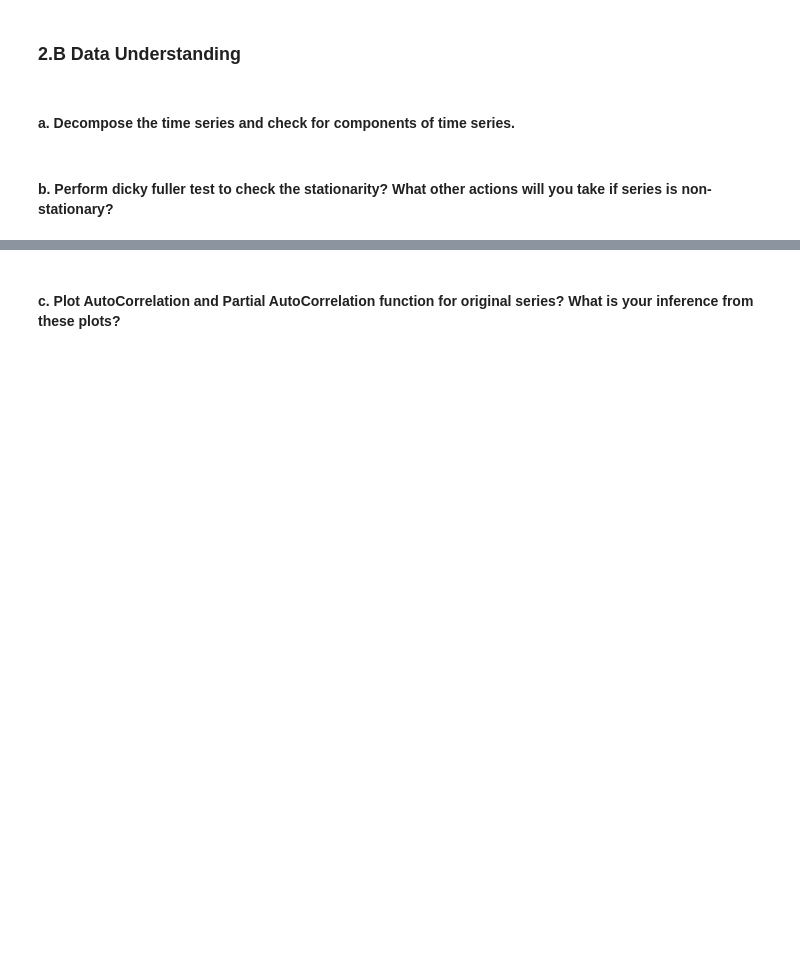
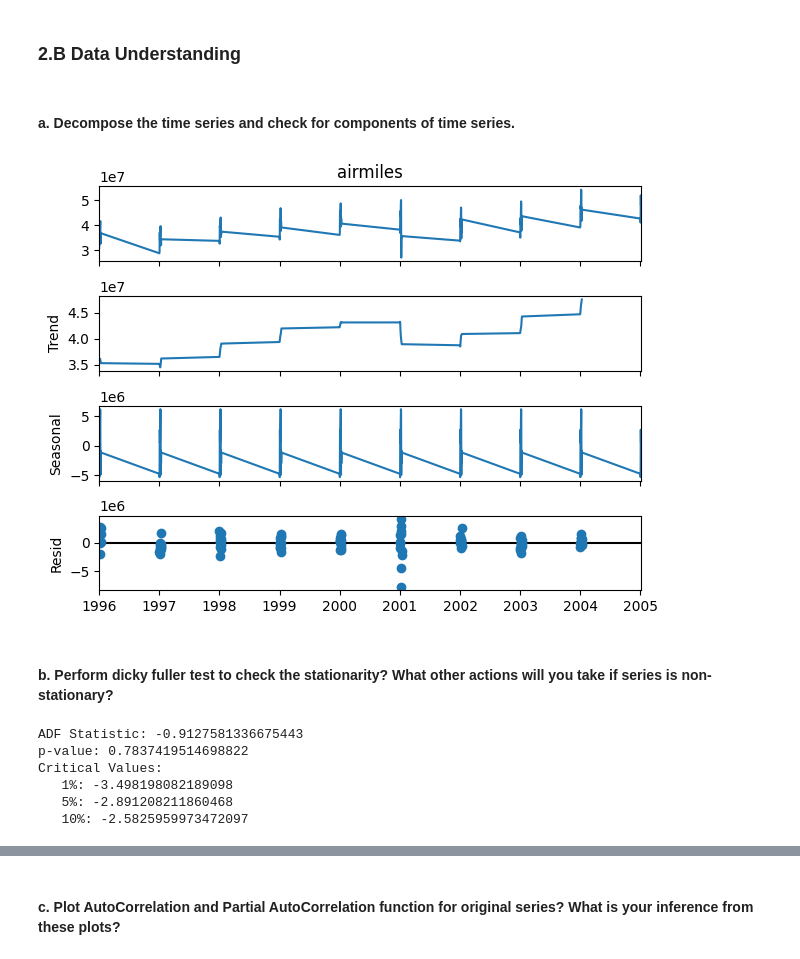
Before and after one commit to EricSiq/DeepLearning, a Jupyter notebook: AUCML_CA1.ipynb, the cells around one changed output, grey strips where cells are left out. Cells and saved outputs as stored; diff of their text form; code cells hidden in the pictures; blank space fills up the shorter version.

```diff
--- a/AUCML_CA1.ipynb
+++ b/AUCML_CA1.ipynb
@@ -57,5 +102,33 @@ import itertools
 ### 2.B Data Understanding
 # %% [markdown]
 #### a. Decompose the time series and check for components of time series.
+# %%
+from statsmodels.tsa.seasonal import seasonal_decompose
+
+#Perform decomposition
+decomposition = seasonal_decompose(df['airmiles'], model='additive', period=12)
+
+decomposition.plot()
+plt.show()
+# %% [output]
+[figure, added]
 # %% [markdown]
 #### b. Perform dicky fuller test to check the stationarity? What other actions will you take if series is non-stationary?
+# %%
+from statsmodels.tsa.stattools import adfuller
+
+#Perform the ADF test
+result = adfuller(df['airmiles'])
+
+print(f"ADF Statistic: {result[0]}")
+print(f"p-value: {result[1]}")
+print("Critical Values:")
+for key, value in result[4].items():
+    print(f"   {key}: {value}")
+# %% [output]
+ADF Statistic: -0.9127581336675443
+p-value: 0.7837419514698822
+Critical Values:
+   1%: -3.498198082189098
+   5%: -2.891208211860468
+   10%: -2.5825959973472097
```
Also changed, not shown: parts of 36 cells of this notebook.
